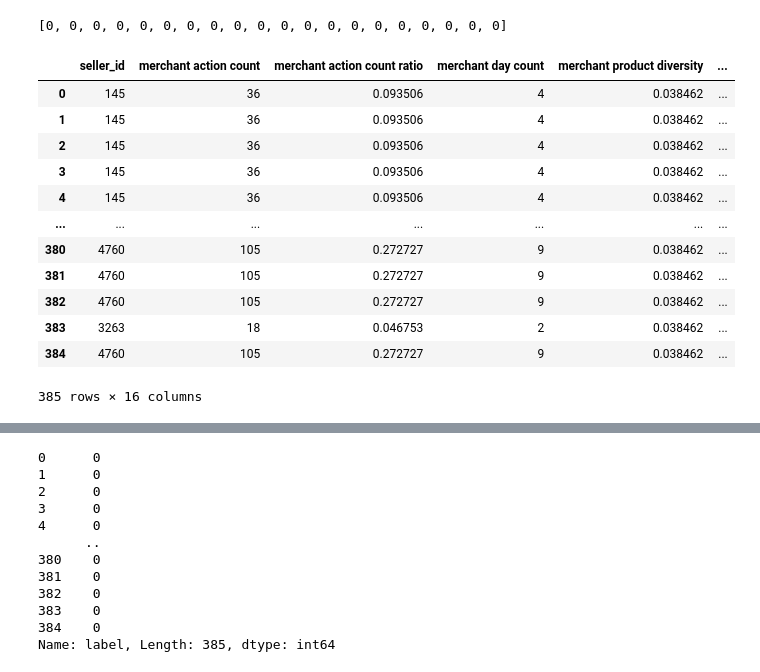
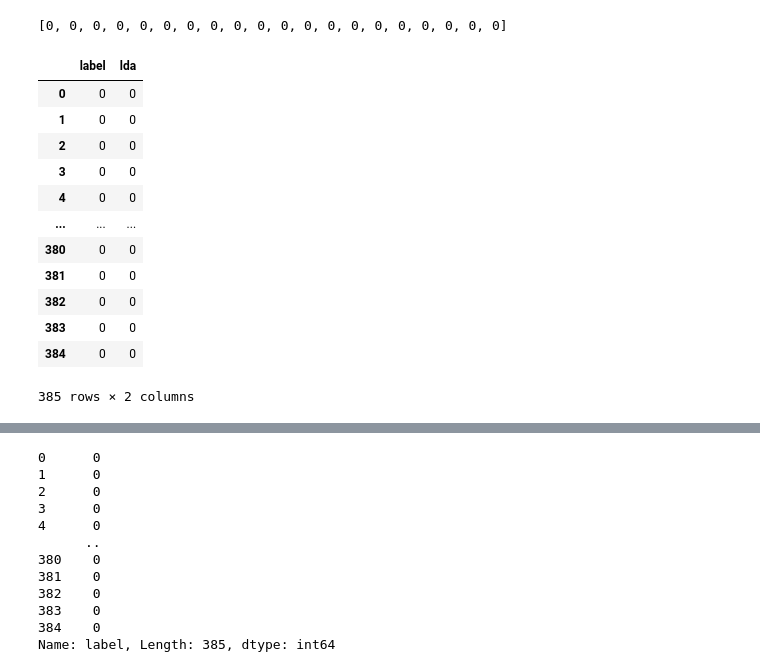
Before and after one commit to MrAlphalfa97/CECS_550, a Jupyter notebook: data_format1/Merchant Profile.ipynb, the cells around one changed output, grey strips where cells are left out. Cells and saved outputs as stored; diff of their text form; code cells hidden in the pictures.

```diff
--- a/data_format1/Merchant Profile.ipynb
+++ b/data_format1/Merchant Profile.ipynb
@@ -861,0 +899,6 @@ TOTAL ACTIONS 1111:  228
+# %%
+df_merchant['average age'] = 0
+for index,row in df_merchant.iterrows():
+        if row['seller_id'] in merchant_age_avg.keys():
+            df_merchant.at[index, 'average age'] = merchant_age_avg[row['seller_id']]
+df_merchant
@@ -861,0 +919,15 @@ TOTAL ACTIONS 1111:  228
+# %%
+#FEATURE 19: GENDER FEATURES
+merchant_gender = {}
+
+# go through user_seller sub-dataframe and split entries by user_id:seller_id
+for index, row in df.iterrows():
+    if row['seller_id'] not in merchant_gender:
+        # there may be multiple entries, so default with an empty list
+        merchant_gender[row["seller_id"]] = []
+    merchant_gender[row["seller_id"]].append(row["gender"])
+
+merchant_gender_avg = {}
+for row in merchant_gender.items():
+    merchant_gender_avg[row[0]] = np.nansum(row[1])/len(row[1])
+sorted(merchant_gender_avg.items())
@@ -861,0 +957,6 @@ TOTAL ACTIONS 1111:  228
+# %%
+df_merchant['average gender'] = 0
+for index,row in df_merchant.iterrows():
+        if row['seller_id'] in merchant_gender_avg.keys():
+            df_merchant.at[index, 'average gender'] = merchant_gender_avg[row['seller_id']]
+df_merchant
@@ -899,23 +1014,22 @@ lda[:20]
 # %% [output]
 [0, 0, 0, 0, 0, 0, 0, 0, 0, 0, 0, 0, 0, 0, 0, 0, 0, 0, 0, 0]
 # %%
-df_merchant['label']=df['label']
-df_merchant['lda_features']=lda
-df_merchant
+df_lda = pd.DataFrame({'label' : df['label'], 'lda' : lda})
+df_lda
 # %% [output]
-|  | seller_id | merchant action count | merchant action count ratio | merchant day count | merchant product diversity | ... |
-| 0 | 145 | 36 | 0.093506 | 4 | 0.038462 | ... |
-| 1 | 145 | 36 | 0.093506 | 4 | 0.038462 | ... |
-| 2 | 145 | 36 | 0.093506 | 4 | 0.038462 | ... |
-| 3 | 145 | 36 | 0.093506 | 4 | 0.038462 | ... |
-| 4 | 145 | 36 | 0.093506 | 4 | 0.038462 | ... |
-| ... | ... | ... | ... | ... | ... | ... |
-| 380 | 4760 | 105 | 0.272727 | 9 | 0.038462 | ... |
-| 381 | 4760 | 105 | 0.272727 | 9 | 0.038462 | ... |
-| 382 | 4760 | 105 | 0.272727 | 9 | 0.038462 | ... |
-| 383 | 3263 | 18 | 0.046753 | 2 | 0.038462 | ... |
-| 384 | 4760 | 105 | 0.272727 | 9 | 0.038462 | ... |
+|  | label | lda |
+| 0 | 0 | 0 |
+| 1 | 0 | 0 |
+| 2 | 0 | 0 |
+| 3 | 0 | 0 |
+| 4 | 0 | 0 |
+| ... | ... | ... |
+| 380 | 0 | 0 |
+| 381 | 0 | 0 |
+| 382 | 0 | 0 |
+| 383 | 0 | 0 |
+| 384 | 0 | 0 |
-385 rows × 16 columns
+385 rows × 2 columns
 # %%
 #FEATURE 17: PCA FEATURES
 # %%
```
Also changed, not shown: parts of 17 cells of this notebook.
